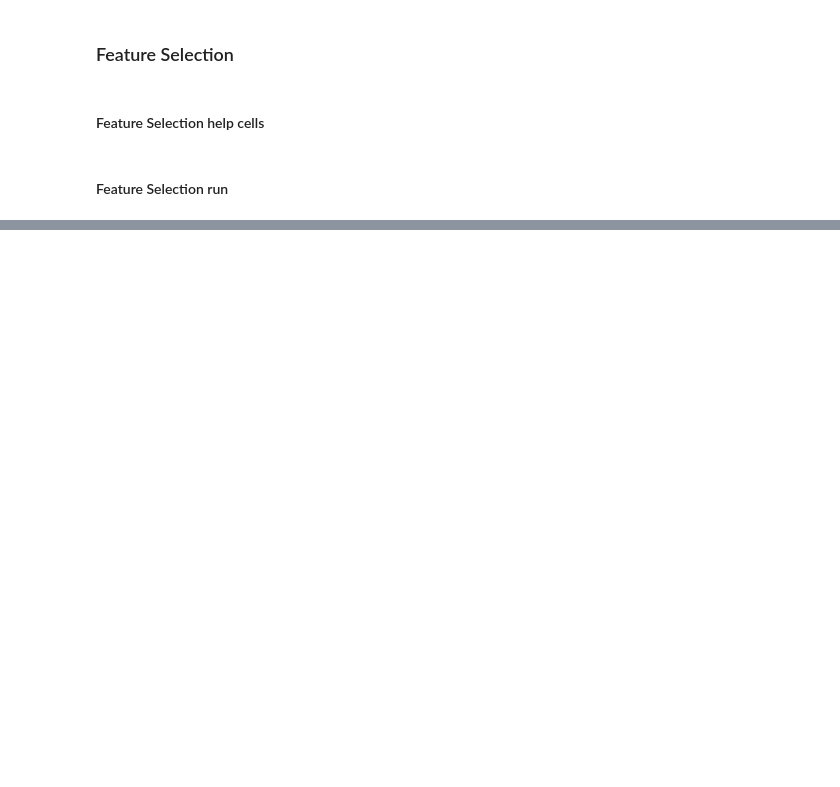
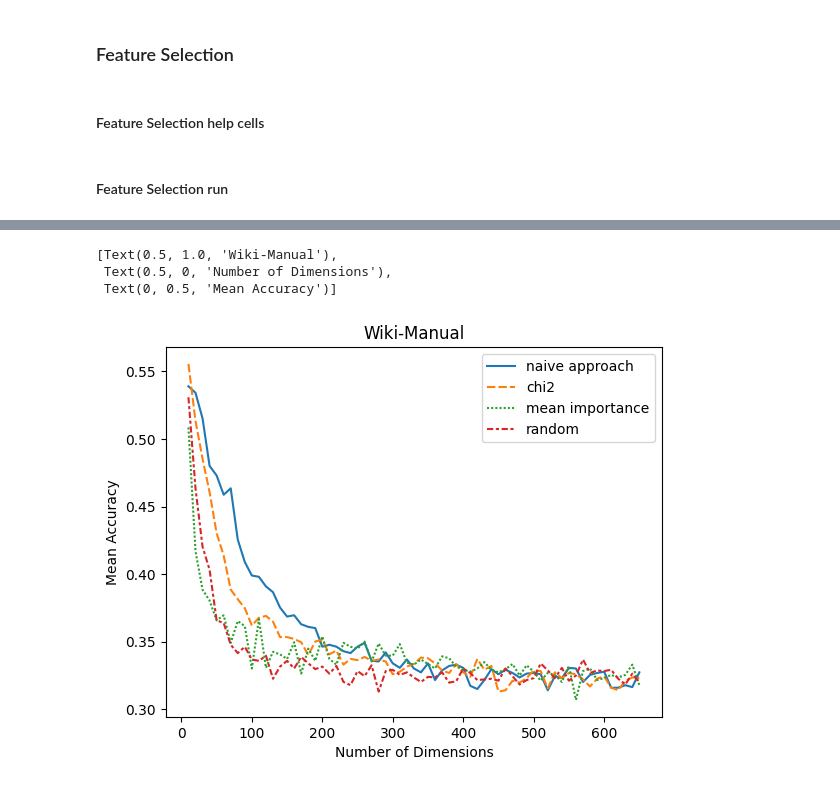
Before and after one commit to bjoernengelmann/BATS, a Jupyter notebook: workspace/sk_learn.ipynb, the cells around one changed output, grey strips where cells are left out. Saved outputs shown, nothing was run; the diff lists cells and outputs as text; code cells hidden in the pictures; blank space fills up the shorter version.

Commit message:
visualisation of feature selection performance per method

```diff
--- a/workspace/sk_learn.ipynb
+++ b/workspace/sk_learn.ipynb
@@ -216,7 +219,7 @@ def run_mean_importance(X, y, k):
     return X_mean_importance
 
 def run_random(X, y, k):
-    dims_to_include = shuffle(range(0, len(X)), random_state=42)[:k]
+    dims_to_include = shuffle(range(0, len(X[0]) - 1), random_state=42)[:k]
 
     X_random = []
 
@@ -229,18 +232,23 @@ def run_random(X, y, k):
 # %% [markdown]
 #### Feature Selection run
 # %%
-num_cat = 50
+all_res = []
 
-if len(X[0]) < num_cat:
-    print('Error: Number of categories smaller than dimensions of input data!')
-    exit()
+for i in tqdm(range(10, len(X[0])-1, 10)):
+    num_cat = i
 
-X_naive = run_naive_feature_selection(X, y, num_cat, False)
-X_chi2 = run_chi2(X, y, num_cat)
-X_mean_importance = run_mean_importance(X, y, num_cat)
-X_random = run_random(X, y, num_cat)
+    if len(X[0]) < num_cat:
+        print('Error: Number of categories smaller than dimensions of input data!')
+        exit()
 
-print(run_classifiers(True, X_naive, y, 'naive' + KAT + '_' + str(num_cat)))
-print(run_classifiers(True, X_chi2, y, 'chi2' + KAT + '_' + str(num_cat)))
-print(run_classifiers(True, X_mean_importance, y, 'mean importance' + KAT + '_' + str(num_cat)))
-print(run_classifiers(True, X_random, y, 'random' + KAT + '_' + str(num_cat)))
+    X_naive = run_naive_feature_selection(X, y, num_cat, False)
+    X_chi2 = run_chi2(X, y, num_cat)
+    X_mean_importance = run_mean_importance(X, y, num_cat)
+    X_random = run_random(X, y, num_cat)
+
+    naive_score = run_classifiers(True, X_naive, y, 'naive' + KAT + '_' + str(num_cat))[1]
+    chi_score = run_classifiers(True, X_chi2, y, 'chi2' + KAT + '_' + str(num_cat))[1]
+    meanImp_score = run_classifiers(True, X_mean_importance, y, 'mean importance' + KAT + '_' + str(num_cat))[1]
+    rand_score = run_classifiers(True, X_random, y, 'random' + KAT + '_' + str(num_cat))[1]
+
+    all_res.append([naive_score, chi_score, meanImp_score, rand_score])
@@ -264,0 +281,16 @@ ___
+# %%
+newly_generated = False
+
+if newly_generated:
+    with open('/workspace/datasets/performance_of_features/' + datasets[0] + '_performance_of_feature_selection.pkl', 'wb') as f:
+        pkl.dump(all_res, f)
+else:
+    all_res = pd.read_pickle('/workspace/datasets/performance_of_features/' + datasets[0] + '_performance_of_feature_selection.pkl')
+# %%
+df = pd.DataFrame(all_res, index=range(10, len(X[0]), 10), columns=['naive approach', 'chi2', 'mean importance', 'random'])
+sns.lineplot(data=df).set(title=datasets[0], xlabel='Number of Dimensions', ylabel='Mean Accuracy')
+# %% [output]
+[Text(0.5, 1.0, 'Wiki-Manual'),
+ Text(0.5, 0, 'Number of Dimensions'),
+ Text(0, 0.5, 'Mean Accuracy')]
+[figure, added]
```
Also changed, not shown: parts of 7 cells of this notebook.
